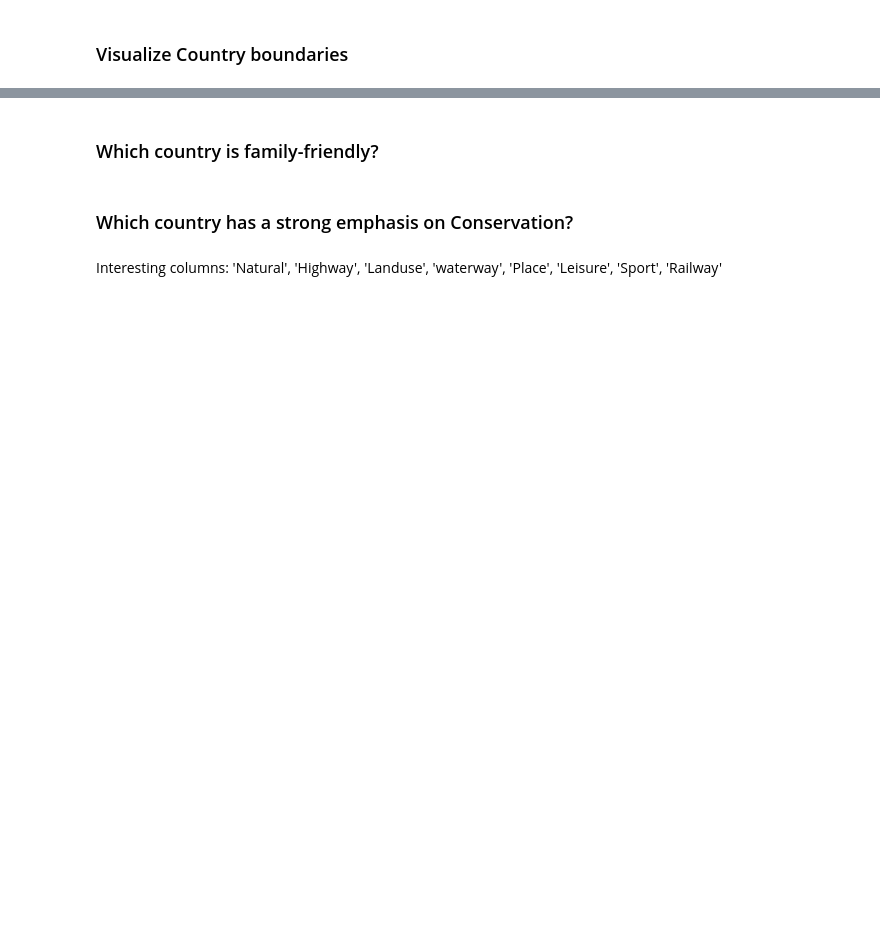
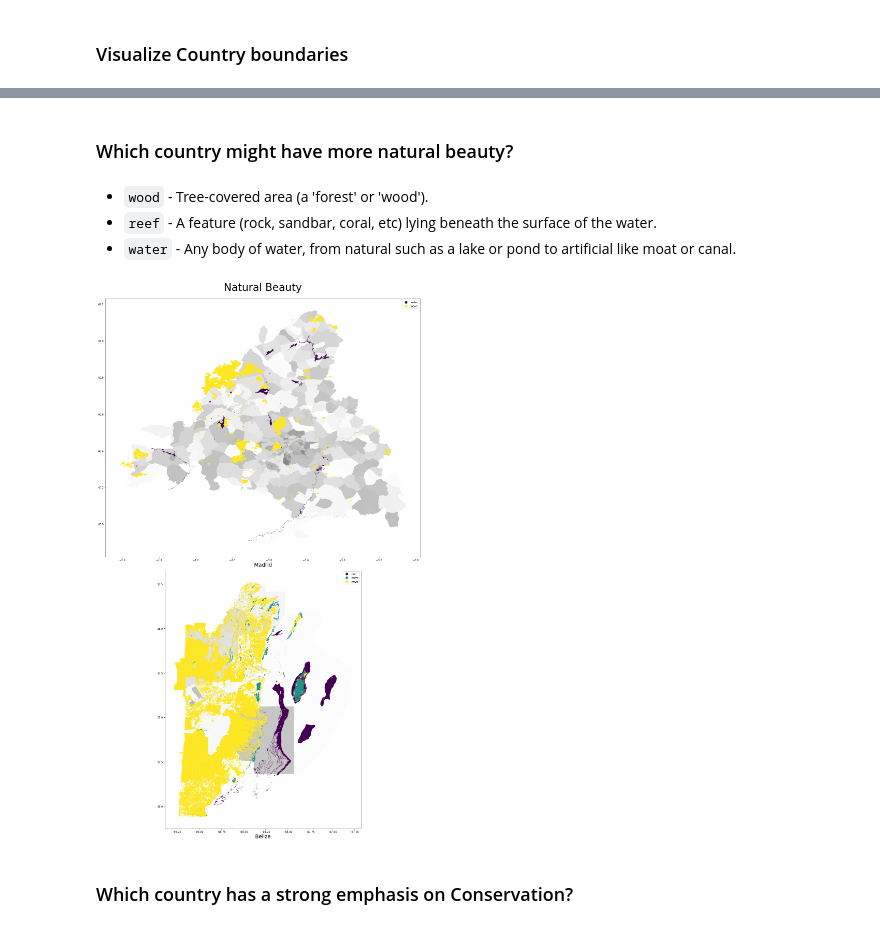
Before and after one commit to kyleanthonyr/Data-Visualization-Spain-Vs-Belize, a Jupyter notebook: Spain.ipynb, the cells around one changed output, grey strips where cells are left out. Cells and saved outputs as stored; diff of their text form; code cells hidden in the pictures; blank space fills up the shorter version.

```diff
--- a/Spain.ipynb
+++ b/Spain.ipynb
@@ -21,7 +24,7 @@ Connect to database and test query
 # %%
 # CONNECT TO MADRID SQLITE3 DB
 
-DATA = "./madrid.sqlite"
+DATA = "./madrid1.sqlite"
 con = sqlite3.connect(DATA)
 cursor = con.cursor()
 
@@ -316,6 +262,13 @@ plot_feature(gdf_bz, 'sport', ['cycling'])
-# %% [markdown]
-### Which country is family-friendly?
+# %% [markdown]
+### Which country might have more natural beauty?
+# %% [markdown]
+- `wood` - Tree-covered area (a 'forest' or 'wood').
+- `reef` - A feature (rock, sandbar, coral, etc) lying beneath the surface of the water.
+- `water` - Any body of water, from natural such as a lake or pond to artificial like moat or canal.
+# %%
+conservation = ['wood', 'reef', 'water']
+plot_features(title='Natural Beauty', col='natural', features=conservation)
+# %% [output]
+[figure, added]
 # %% [markdown]
 ### Which country has a strong emphasis on Conservation?
-# %% [markdown]
-Interesting columns: 'Natural', 'Highway', 'Landuse', 'waterway', 'Place', 'Leisure', 'Sport', 'Railway'
```
Also changed, not shown: parts of 25 cells of this notebook.
